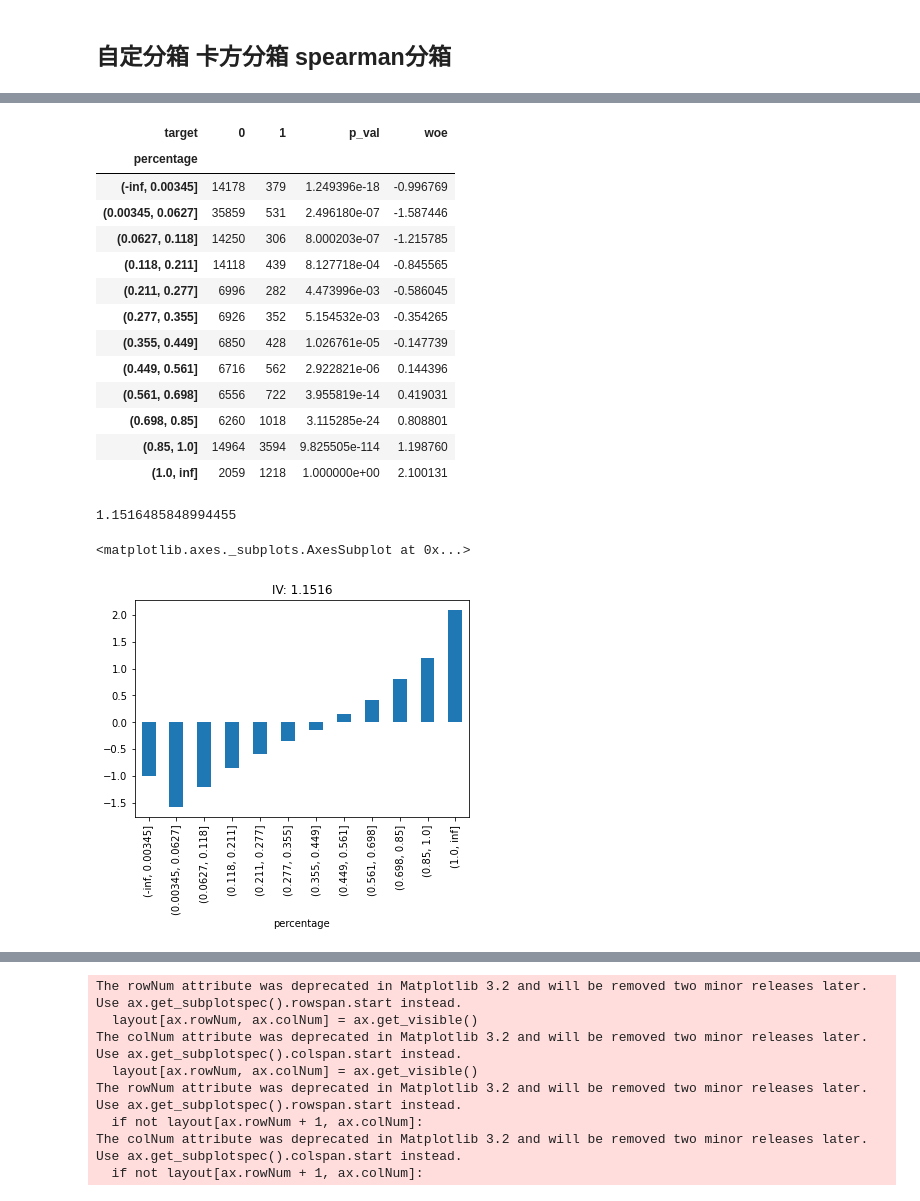
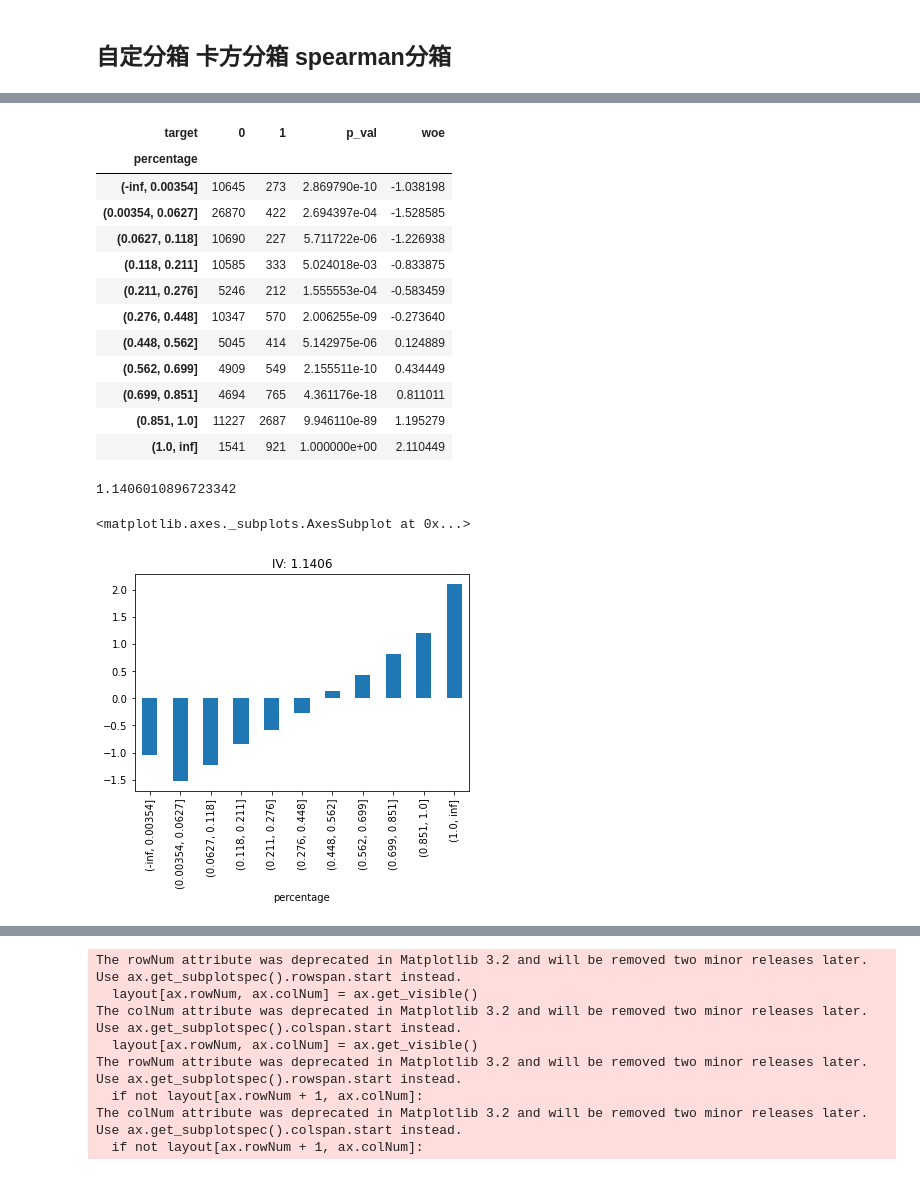
Before and after one commit to 123385918/Python-Science-Handbook, a Jupyter notebook: Kaggle--Give me some Credite.ipynb, the cells around one changed output, grey strips where cells are left out. Cells and saved outputs as stored; diff of their text form; code cells hidden in the pictures.

```diff
--- a/Kaggle--Give me some Credite.ipynb
+++ b/Kaggle--Give me some Credite.ipynb
@@ -189,3 +171,5 @@ data_train.reset_index(drop=True, inplace=True)
+# %%
+df_train, df_test = train_test_split(data_train,stratify=data_train.target)
 # %% [markdown]
 ## 自定分箱 卡方分箱 spearman分箱
 # %%
@@ -316,23 +300,22 @@ display(MI_box,MI_box.woe.plot(kind='bar',title=f'IV: {MI_iv:.4f}'))
 # %%
-per_box,per_iv = chi2_box(data_train[['percentage','target']],20,.01)
+per_box,per_iv = chi2_box(df_train[['percentage','target']],20,.01)
 display(per_box,per_iv,per_box.woe.plot(kind='bar',title=f'IV: {per_iv:.4f}'))
 # %% [output]
 | target | 0 | 1 | p_val | woe |
 | percentage |  |  |  |  |
-| (-inf, 0.00345] | 14178 | 379 | 1.249396e-18 | -0.996769 |
-| (0.00345, 0.0627] | 35859 | 531 | 2.496180e-07 | -1.587446 |
-| (0.0627, 0.118] | 14250 | 306 | 8.000203e-07 | -1.215785 |
-| (0.118, 0.211] | 14118 | 439 | 8.127718e-04 | -0.845565 |
-| (0.211, 0.277] | 6996 | 282 | 4.473996e-03 | -0.586045 |
-| (0.277, 0.355] | 6926 | 352 | 5.154532e-03 | -0.354265 |
-| (0.355, 0.449] | 6850 | 428 | 1.026761e-05 | -0.147739 |
-| (0.449, 0.561] | 6716 | 562 | 2.922821e-06 | 0.144396 |
-| (0.561, 0.698] | 6556 | 722 | 3.955819e-14 | 0.419031 |
-| (0.698, 0.85] | 6260 | 1018 | 3.115285e-24 | 0.808801 |
-| (0.85, 1.0] | 14964 | 3594 | 9.825505e-114 | 1.198760 |
-| (1.0, inf] | 2059 | 1218 | 1.000000e+00 | 2.100131 |
+| (-inf, 0.00354] | 10645 | 273 | 2.869790e-10 | -1.038198 |
+| (0.00354, 0.0627] | 26870 | 422 | 2.694397e-04 | -1.528585 |
+| (0.0627, 0.118] | 10690 | 227 | 5.711722e-06 | -1.226938 |
+| (0.118, 0.211] | 10585 | 333 | 5.024018e-03 | -0.833875 |
+| (0.211, 0.276] | 5246 | 212 | 1.555553e-04 | -0.583459 |
+| (0.276, 0.448] | 10347 | 570 | 2.006255e-09 | -0.273640 |
+| (0.448, 0.562] | 5045 | 414 | 5.142975e-06 | 0.124889 |
+| (0.562, 0.699] | 4909 | 549 | 2.155511e-10 | 0.434449 |
+| (0.699, 0.851] | 4694 | 765 | 4.361176e-18 | 0.811011 |
+| (0.851, 1.0] | 11227 | 2687 | 9.946110e-89 | 1.195279 |
+| (1.0, inf] | 1541 | 921 | 1.000000e+00 | 2.110449 |
-1.1516485848994455
+1.1406010896723342
 <matplotlib.axes._subplots.AxesSubplot at 0x...>
-[figure, old version]
+[figure, new version]
 # %%
 ax1 = plt.subplot(122)
```
Also changed, not shown: parts of 62 cells of this notebook.
